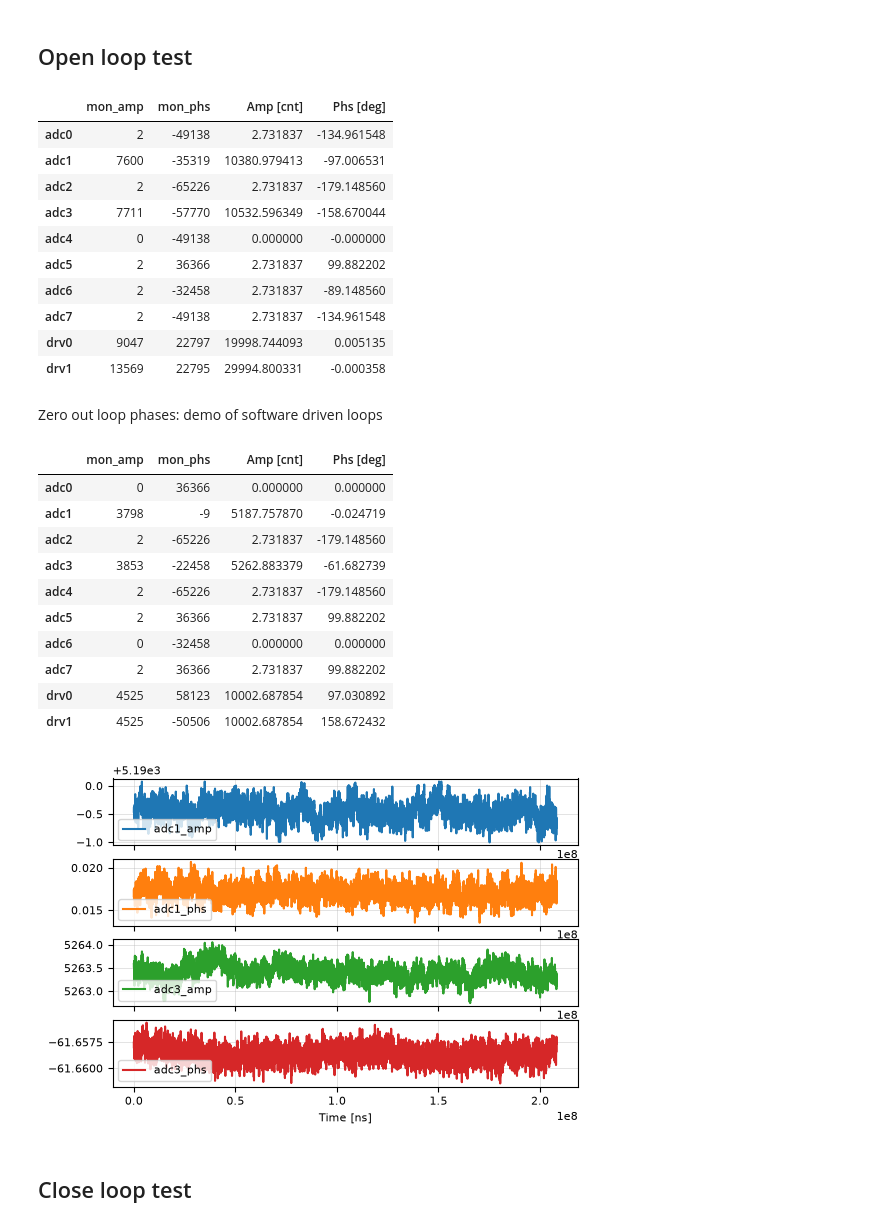
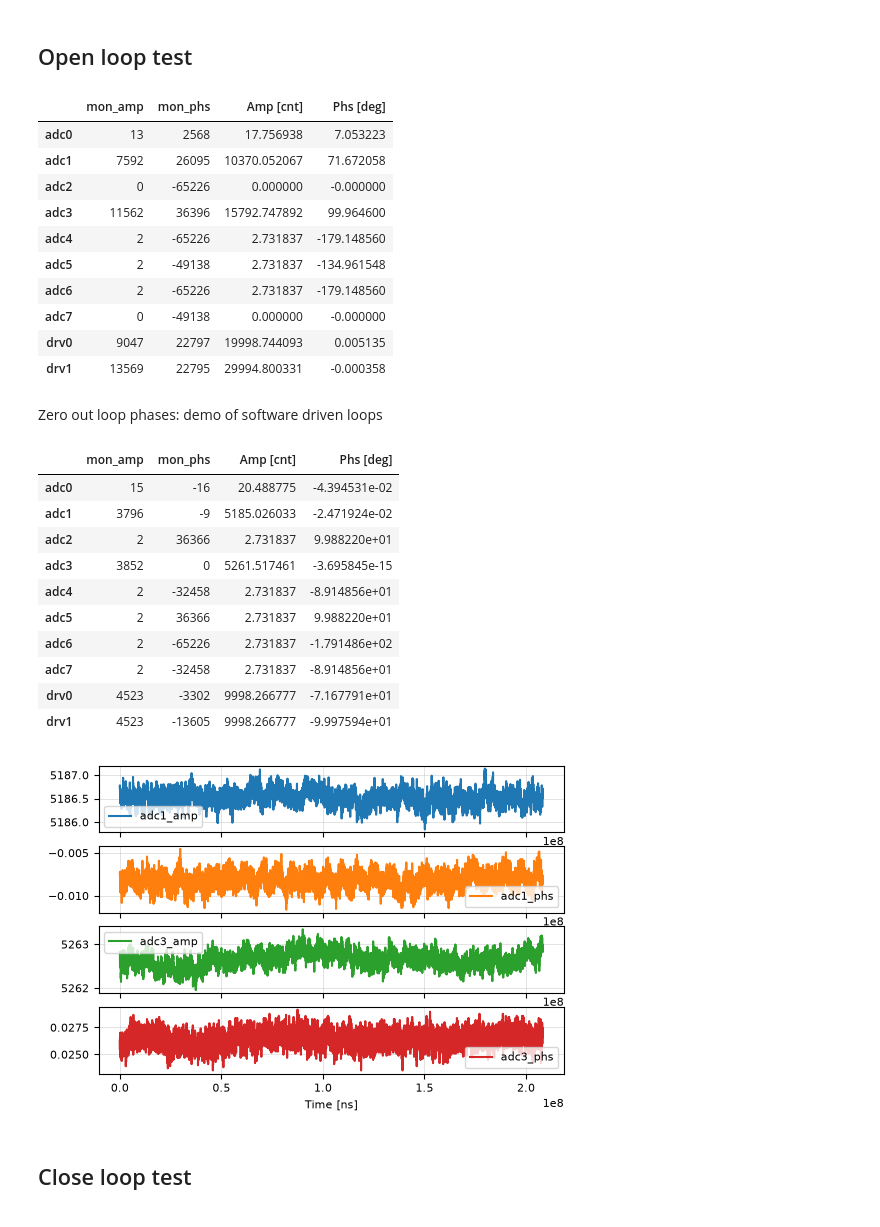
Before and after one commit to BerkeleyLab/uspas_llrf, a Jupyter notebook: doc/demos/test_loops.ipynb, the cells around one changed output. Cells and saved outputs as stored; diff of their text form; code cells hidden in the pictures.

```diff
--- a/doc/demos/test_loops.ipynb
+++ b/doc/demos/test_loops.ipynb
@@ -81,6 +81,9 @@ ip = '192.168.19.42:803'
 llrf = LLRFApp(addr=ip, conf='USPAS',
                loopback_test=True,
                chan_keep=0b1100001010)
+# both loops drive a DAC: DAC0 = loop 0 -> ADC1, DAC1 = loop 1 -> ADC3
+# (USPAS boots with I0Q0: loop 0 on both DACs, and loop 1 never closes)
+llrf.dac_drive_sel = DacDriveSel.I0I1
 # llrf.get_bsp_info()
 # %% [output]
 IF loop back testing: IF_dac equals IF_adc.
@@ -120,14 +123,14 @@ df_mon = llrf.get_rfmon()
 df_mon
 # %% [output]
 |  | mon_amp | mon_phs | Amp [cnt] | Phs [deg] |
-| adc0 | 2 | -49138 | 2.731837 | -134.961548 |
-| adc1 | 7600 | -35319 | 10380.979413 | -97.006531 |
-| adc2 | 2 | -65226 | 2.731837 | -179.148560 |
-| adc3 | 7711 | -57770 | 10532.596349 | -158.670044 |
-| adc4 | 0 | -49138 | 0.000000 | -0.000000 |
-| adc5 | 2 | 36366 | 2.731837 | 99.882202 |
-| adc6 | 2 | -32458 | 2.731837 | -89.148560 |
-| adc7 | 2 | -49138 | 2.731837 | -134.961548 |
+| adc0 | 13 | 2568 | 17.756938 | 7.053223 |
+| adc1 | 7592 | 26095 | 10370.052067 | 71.672058 |
+| adc2 | 0 | -65226 | 0.000000 | -0.000000 |
+| adc3 | 11562 | 36396 | 15792.747892 | 99.964600 |
+| adc4 | 2 | -65226 | 2.731837 | -179.148560 |
+| adc5 | 2 | -49138 | 2.731837 | -134.961548 |
+| adc6 | 2 | -65226 | 2.731837 | -179.148560 |
+| adc7 | 0 | -49138 | 0.000000 | -0.000000 |
 | drv0 | 9047 | 22797 | 19998.744093 | 0.005135 |
 | drv1 | 13569 | 22795 | 29994.800331 | -0.000358 |
 # %% [markdown]
@@ -138,25 +141,26 @@ llrf.init_loop('loop1', amp_setp_adc=1e4, phs_setp_deg=-df_mon['Phs [deg]']['adc
 llrf.get_rfmon()
 # %% [output]
 |  | mon_amp | mon_phs | Amp [cnt] | Phs [deg] |
-| adc0 | 0 | 36366 | 0.000000 | 0.000000 |
-| adc1 | 3798 | -9 | 5187.757870 | -0.024719 |
-| adc2 | 2 | -65226 | 2.731837 | -179.148560 |
-| adc3 | 3853 | -22458 | 5262.883379 | -61.682739 |
-| adc4 | 2 | -65226 | 2.731837 | -179.148560 |
-| adc5 | 2 | 36366 | 2.731837 | 99.882202 |
-| adc6 | 0 | -32458 | 0.000000 | 0.000000 |
-| adc7 | 2 | 36366 | 2.731837 | 99.882202 |
-| drv0 | 4525 | 58123 | 10002.687854 | 97.030892 |
-| drv1 | 4525 | -50506 | 10002.687854 | 158.672432 |
+| adc0 | 15 | -16 | 20.488775 | -4.394531e-02 |
+| adc1 | 3796 | -9 | 5185.026033 | -2.471924e-02 |
+| adc2 | 2 | 36366 | 2.731837 | 9.988220e+01 |
+| adc3 | 3852 | 0 | 5261.517461 | -3.695845e-15 |
+| adc4 | 2 | -32458 | 2.731837 | -8.914856e+01 |
+| adc5 | 2 | 36366 | 2.731837 | 9.988220e+01 |
+| adc6 | 2 | -65226 | 2.731837 | -1.791486e+02 |
+| adc7 | 2 | -32458 | 2.731837 | -8.914856e+01 |
+| drv0 | 4523 | -3302 | 9998.266777 | -7.167791e+01 |
+| drv1 | 4523 | -13605 | 9998.266777 | -9.997594e+01 |
 # %%
 cols = [
     loop0_adc+'_amp', loop0_adc+'_phs',
     loop1_adc+'_amp', loop1_adc+'_phs'
 ]
+time.sleep(1)  # a whole circle buffer (~210 ms) recorded with the settings above
 df_mp_open = llrf.get_cic_wfm_df()
 df_mp_open[cols].plot(subplots=True);
 # %% [output]
-[figure, old version]
+[figure, new version]
 # %% [markdown]
 ## Close loop test
 # %%
```
Also changed, not shown: parts of 19 cells of this notebook, 1 other file.
